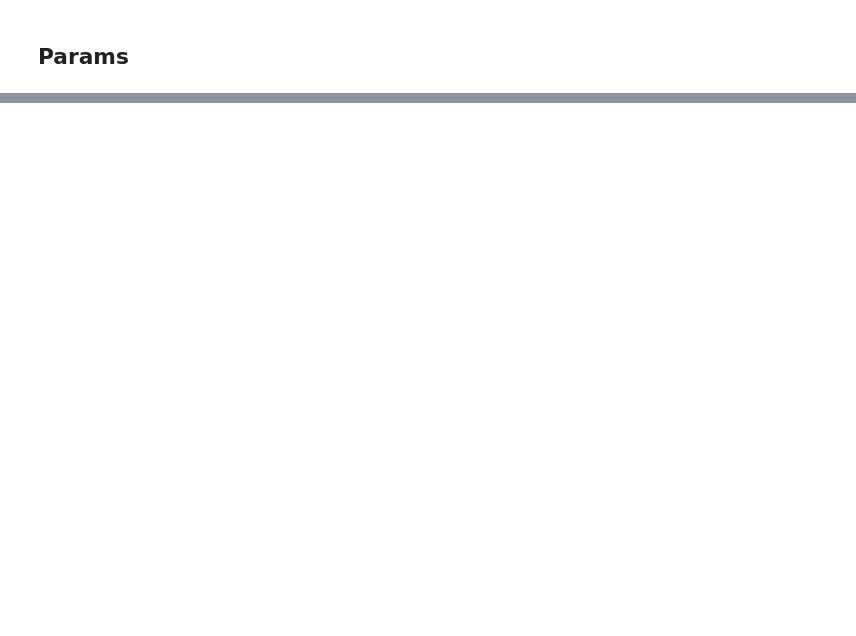
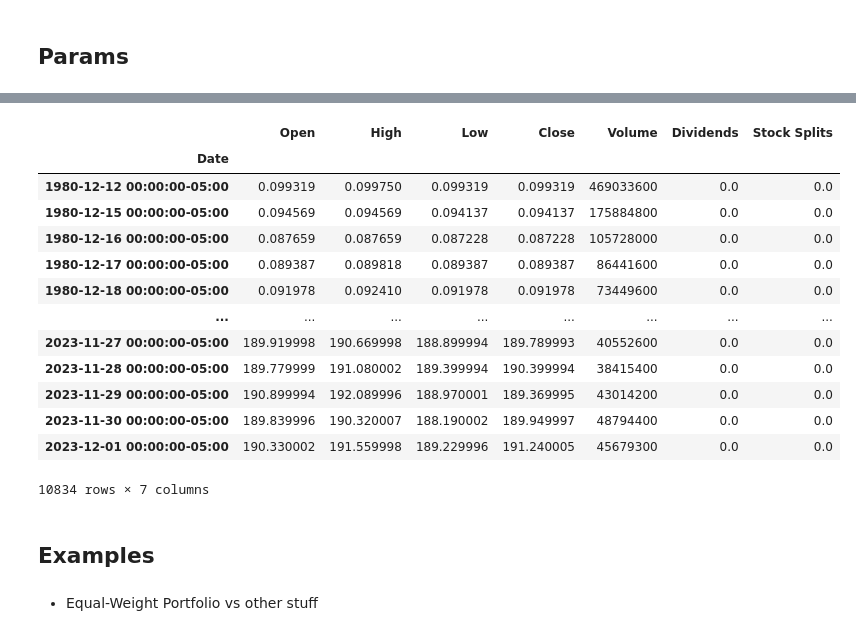
Before and after one commit to Brandt-moreThan4/Blog, a Jupyter notebook: book/content/3_yf_overview.ipynb, the cells around one changed output, grey strips where cells are left out. Cells and saved outputs as stored; diff of their text form; code cells hidden in the pictures; blank space fills up the shorter version.

```diff
--- a/book/content/3_yf_overview.ipynb
+++ b/book/content/3_yf_overview.ipynb
@@ -69,0 +313,22 @@ df_rets
+# %%
+# Show how the adjusted close price is calculated
+aapl.history(period="max")
+# %% [output]
+|  | Open | High | Low | Close | Volume | Dividends | Stock Splits |
+| Date |  |  |  |  |  |  |  |
+| 1980-12-12 00:00:00-05:00 | 0.099319 | 0.099750 | 0.099319 | 0.099319 | 469033600 | 0.0 | 0.0 |
+| 1980-12-15 00:00:00-05:00 | 0.094569 | 0.094569 | 0.094137 | 0.094137 | 175884800 | 0.0 | 0.0 |
+| 1980-12-16 00:00:00-05:00 | 0.087659 | 0.087659 | 0.087228 | 0.087228 | 105728000 | 0.0 | 0.0 |
+| 1980-12-17 00:00:00-05:00 | 0.089387 | 0.089818 | 0.089387 | 0.089387 | 86441600 | 0.0 | 0.0 |
+| 1980-12-18 00:00:00-05:00 | 0.091978 | 0.092410 | 0.091978 | 0.091978 | 73449600 | 0.0 | 0.0 |
+| ... | ... | ... | ... | ... | ... | ... | ... |
+| 2023-11-27 00:00:00-05:00 | 189.919998 | 190.669998 | 188.899994 | 189.789993 | 40552600 | 0.0 | 0.0 |
+| 2023-11-28 00:00:00-05:00 | 189.779999 | 191.080002 | 189.399994 | 190.399994 | 38415400 | 0.0 | 0.0 |
+| 2023-11-29 00:00:00-05:00 | 190.899994 | 192.089996 | 188.970001 | 189.369995 | 43014200 | 0.0 | 0.0 |
+| 2023-11-30 00:00:00-05:00 | 189.839996 | 190.320007 | 188.190002 | 189.949997 | 48794400 | 0.0 | 0.0 |
+| 2023-12-01 00:00:00-05:00 | 190.330002 | 191.559998 | 189.229996 | 191.240005 | 45679300 | 0.0 | 0.0 |
+10834 rows × 7 columns
+# %% [markdown]
+## Examples
+# %% [markdown]
+* Equal-Weight Portfolio vs other stuff
```
Also changed, not shown: parts of 23 cells of this notebook, 1 other file.
